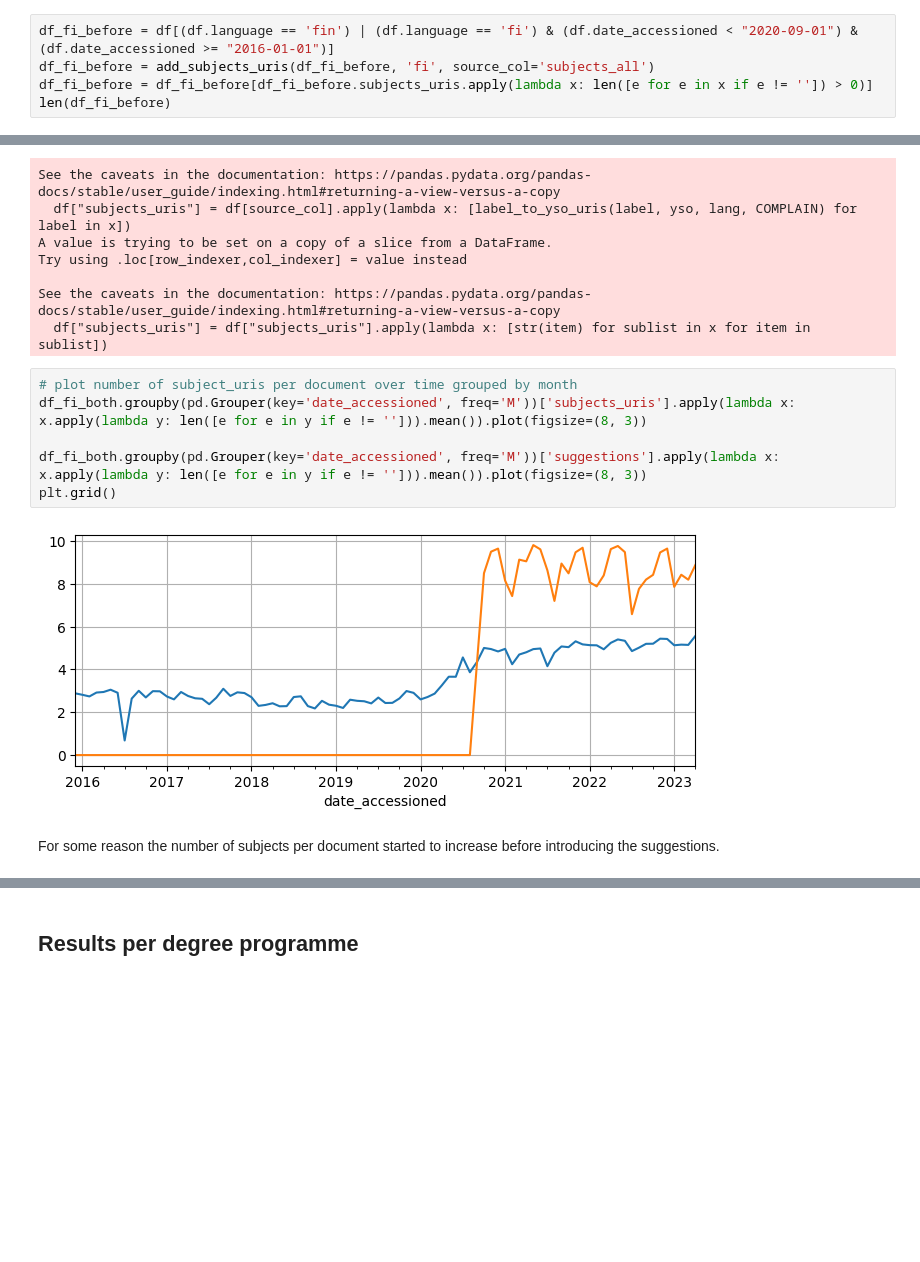
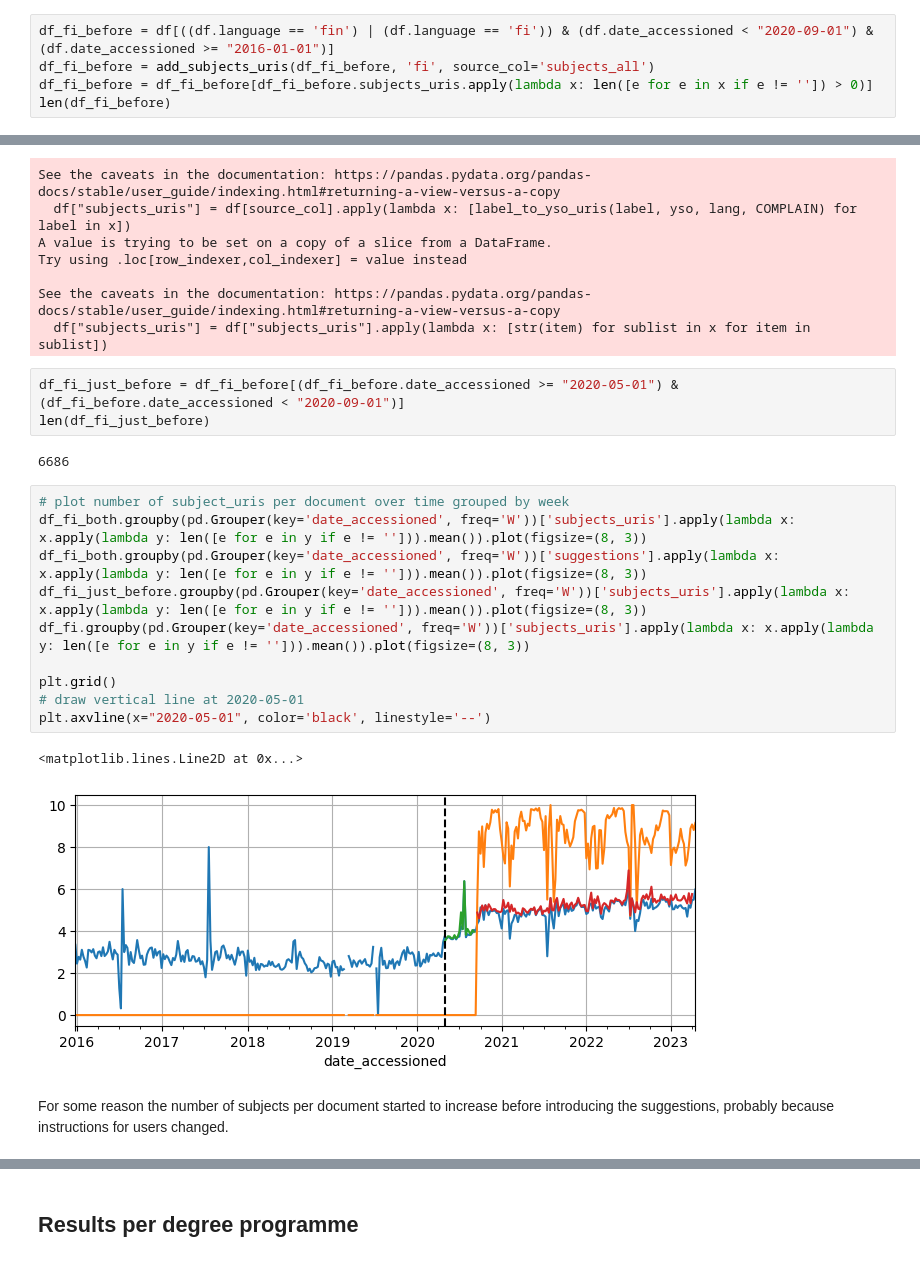
Before and after one commit to NatLibFi/FintoAI-data-YSO, a Jupyter notebook: repository-metrics-analysis/analyse-theseus-tietolinja.ipynb, the cells around one changed output, grey strips where cells are left out. Saved outputs shown, nothing was run; the diff lists cells and outputs as text; blank space fills up the shorter version.

```diff
--- a/repository-metrics-analysis/analyse-theseus-tietolinja.ipynb
+++ b/repository-metrics-analysis/analyse-theseus-tietolinja.ipynb
@@ -397,7 +397,7 @@ len(df_fi[df_fi.recall == 0.0]) / len(df_fi)
 
 ## How many suggestions before and after Annif integration?
 # %%
-df_fi_before = df[(df.language == 'fin') | (df.language == 'fi') & (df.date_accessioned < "2020-09-01") & (df.date_accessioned >= "2016-01-01")]
+df_fi_before = df[((df.language == 'fin') | (df.language == 'fi')) & (df.date_accessioned < "2020-09-01") & (df.date_accessioned >= "2016-01-01")]
 df_fi_before = add_subjects_uris(df_fi_before, 'fi', source_col='subjects_all')
 df_fi_before = df_fi_before[df_fi_before.subjects_uris.apply(lambda x: len([e for e in x if e != '']) > 0)]
 len(df_fi_before)
@@ -509,13 +509,24 @@ Try using .loc[row_indexer,col_indexer] = value instead
 
 See the caveats in the documentation: https://pandas.pydata.org/pandas-docs/stable/user_guide/indexing.html#returning-a-view-versus-a-copy
   df["subjects_uris"] = df["subjects_uris"].apply(lambda x: [str(item) for sublist in x for item in sublist])
+# %%
+df_fi_just_before = df_fi_before[(df_fi_before.date_accessioned >= "2020-05-01") & (df_fi_before.date_accessioned < "2020-09-01")]
+len(df_fi_just_before)
+# %% [output]
+6686
 # %%
-# plot number of subject_uris per document over time grouped by month
-df_fi_both.groupby(pd.Grouper(key='date_accessioned', freq='M'))['subjects_uris'].apply(lambda x: x.apply(lambda y: len([e for e in y if e != ''])).mean()).plot(figsize=(8, 3))
+# plot number of subject_uris per document over time grouped by week
+df_fi_both.groupby(pd.Grouper(key='date_accessioned', freq='W'))['subjects_uris'].apply(lambda x: x.apply(lambda y: len([e for e in y if e != ''])).mean()).plot(figsize=(8, 3))
+df_fi_both.groupby(pd.Grouper(key='date_accessioned', freq='W'))['suggestions'].apply(lambda x: x.apply(lambda y: len([e for e in y if e != ''])).mean()).plot(figsize=(8, 3))
+df_fi_just_before.groupby(pd.Grouper(key='date_accessioned', freq='W'))['subjects_uris'].apply(lambda x: x.apply(lambda y: len([e for e in y if e != ''])).mean()).plot(figsize=(8, 3))
+df_fi.groupby(pd.Grouper(key='date_accessioned', freq='W'))['subjects_uris'].apply(lambda x: x.apply(lambda y: len([e for e in y if e != ''])).mean()).plot(figsize=(8, 3))
 
-df_fi_both.groupby(pd.Grouper(key='date_accessioned', freq='M'))['suggestions'].apply(lambda x: x.apply(lambda y: len([e for e in y if e != ''])).mean()).plot(figsize=(8, 3))
 plt.grid()
+# draw vertical line at 2020-05-01
+plt.axvline(x="2020-05-01", color='black', linestyle='--')
 # %% [output]
+<matplotlib.lines.Line2D at 0x...>
-[figure, old version]
+[figure, new version]
 # %% [markdown]
-For some reason the number of subjects per document started to increase before introducing the suggestions.
+For some reason the number of subjects per document started to increase before
+introducing the suggestions, probably because instructions for users changed.
```
Also changed, not shown: parts of 4 cells of this notebook.
